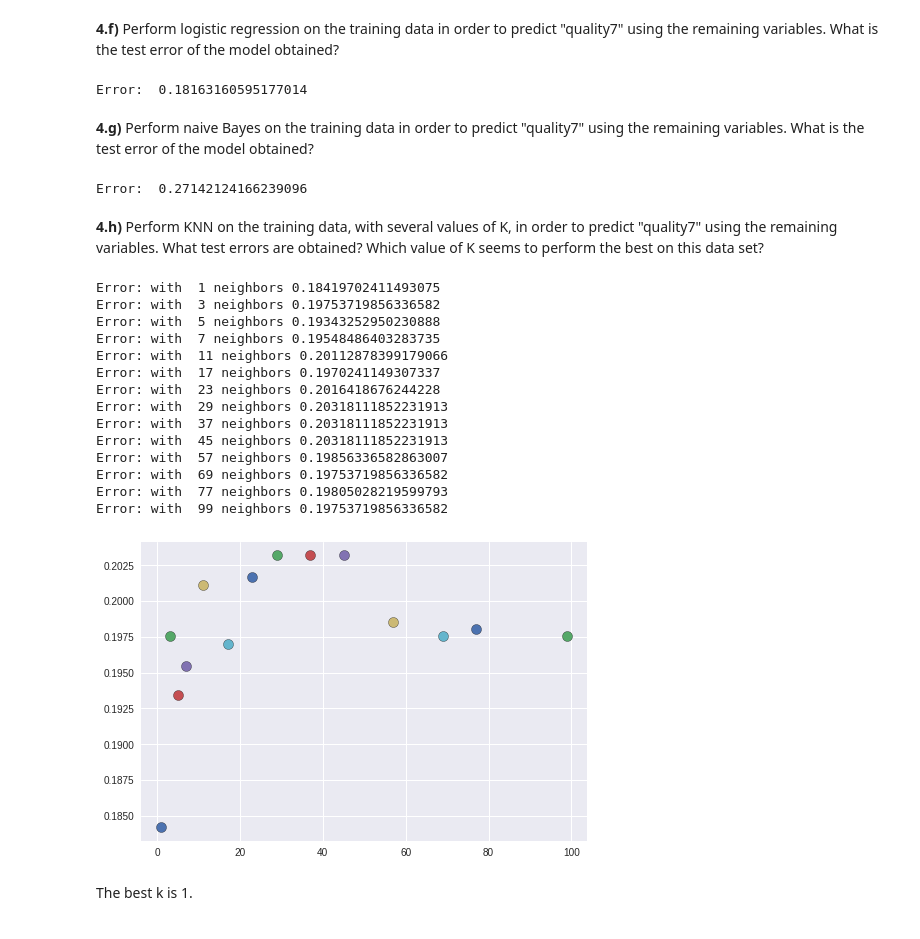
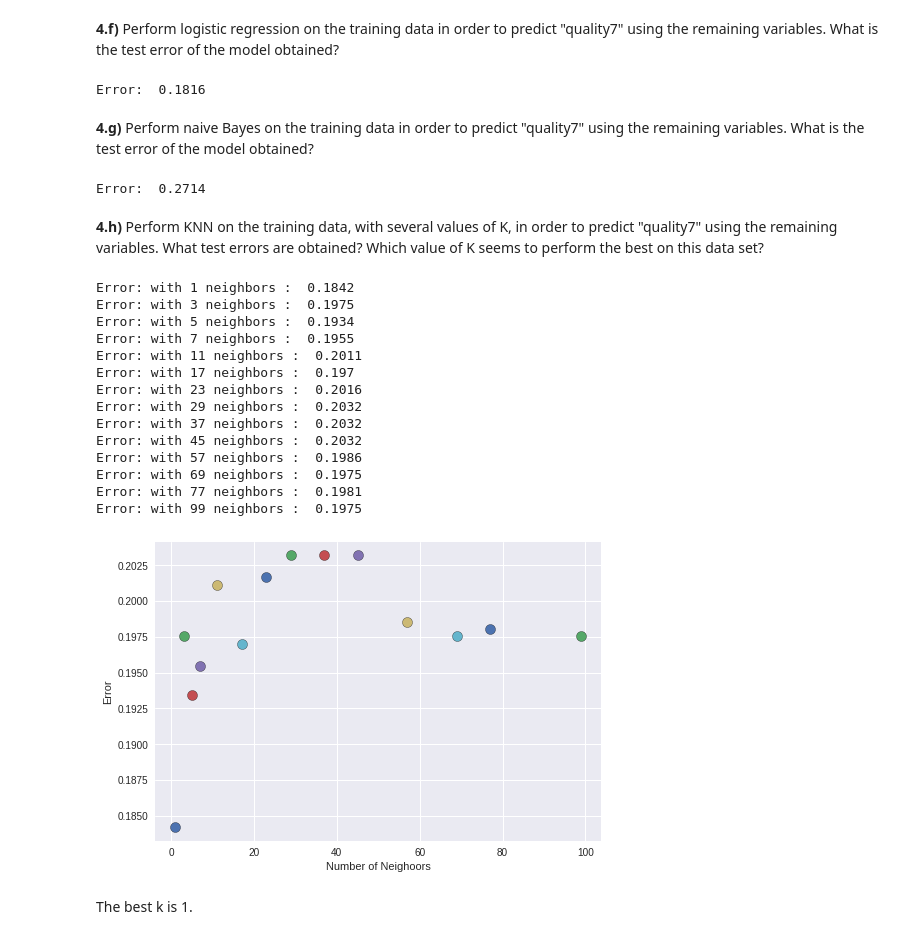
Before and after one commit to VilelaDiogo/AA_Project_G19, a Jupyter notebook: Assignments/Assignment2/Lab2_assignment.ipynb, the cells around one changed output. Saved outputs shown, nothing was run; the diff lists cells and outputs as text; code cells hidden in the pictures.

```diff
--- a/Assignments/Assignment2/Lab2_assignment.ipynb
+++ b/Assignments/Assignment2/Lab2_assignment.ipynb
@@ -250,9 +254,10 @@ Y_predicted = logr.predict(X_testing)
 
 #Results and print
 evaluate = Y_testing == Y_predicted
-print('Error: ', (evaluate.shape[0]-np.count_nonzero(evaluate))/evaluate.shape[0])
+error = (evaluate.shape[0]-np.count_nonzero(evaluate))/evaluate.shape[0]
+print('Error: ', round(error,4))
 # %% [output]
-Error:  0.18163160595177014
+Error:  0.1816
 # %% [markdown]
 **4.g)** Perform naive Bayes on the training data in order to predict "quality7" using the remaining variables. What is the test error of the model obtained?
 # %%
@@ -269,51 +274,53 @@ Y_predicted = gnb.predict(X_testing)
 
 #Results and print
 evaluate = Y_testing==Y_predicted
-print('Error: ', (evaluate.shape[0]-np.count_nonzero(evaluate))/evaluate.shape[0])
+error = (evaluate.shape[0]-np.count_nonzero(evaluate))/evaluate.shape[0]
+print('Error: ', round(error,4))
 # %% [output]
-Error:  0.27142124166239096
+Error:  0.2714
 # %% [markdown]
 **4.h)** Perform KNN on the training data, with several values of K, in order to predict "quality7" using the remaining variables. What test errors are obtained? Which value of K seems to perform the best on this data set?
 # %%
 from sklearn.neighbors import KNeighborsClassifier
 
 plt.style.use('seaborn')
 
 for neighbors in [1, 3, 5, 7, 11, 17, 23, 29, 37, 45, 57, 69, 77, 99]:
 
   #Initialize model
   knn = KNeighborsClassifier(n_neighbors=neighbors)
 
   #Fit Model
   knn.fit(X_training, Y_training)
 
   #Get predictions
   Y_predicted = knn.predict(X_testing)
 
   #Results and print
   evaluate = Y_testing==Y_predicted
   error = (evaluate.shape[0]-np.count_nonzero(evaluate))/evaluate.shape[0]
-  print('Error: with ', neighbors,'neighbors', error)
+  print('Error: with', neighbors,'neighbors : ', round(error,4))
   plt.scatter(neighbors, error,s=100,edgecolors='black')
 
-
+plt.xlabel("Number of Neighoors")
+plt.ylabel("Error")
 plt.show()
 # %% [output]
-Error: with  1 neighbors 0.18419702411493075
-Error: with  3 neighbors 0.19753719856336582
-Error: with  5 neighbors 0.19343252950230888
-Error: with  7 neighbors 0.19548486403283735
-Error: with  11 neighbors 0.20112878399179066
-Error: with  17 neighbors 0.1970241149307337
-Error: with  23 neighbors 0.2016418676244228
-Error: with  29 neighbors 0.20318111852231913
-Error: with  37 neighbors 0.20318111852231913
-Error: with  45 neighbors 0.20318111852231913
-Error: with  57 neighbors 0.19856336582863007
-Error: with  69 neighbors 0.19753719856336582
-Error: with  77 neighbors 0.19805028219599793
-Error: with  99 neighbors 0.19753719856336582
+Error: with 1 neighbors :  0.1842
+Error: with 3 neighbors :  0.1975
+Error: with 5 neighbors :  0.1934
+Error: with 7 neighbors :  0.1955
+Error: with 11 neighbors :  0.2011
+Error: with 17 neighbors :  0.197
+Error: with 23 neighbors :  0.2016
+Error: with 29 neighbors :  0.2032
+Error: with 37 neighbors :  0.2032
+Error: with 45 neighbors :  0.2032
+Error: with 57 neighbors :  0.1986
+Error: with 69 neighbors :  0.1975
+Error: with 77 neighbors :  0.1981
+Error: with 99 neighbors :  0.1975
-[figure, old version]
+[figure, new version]
 # %% [markdown]
 The best k is 1.
 # %% [markdown]
```
Also changed, not shown: parts of 7 cells of this notebook.
